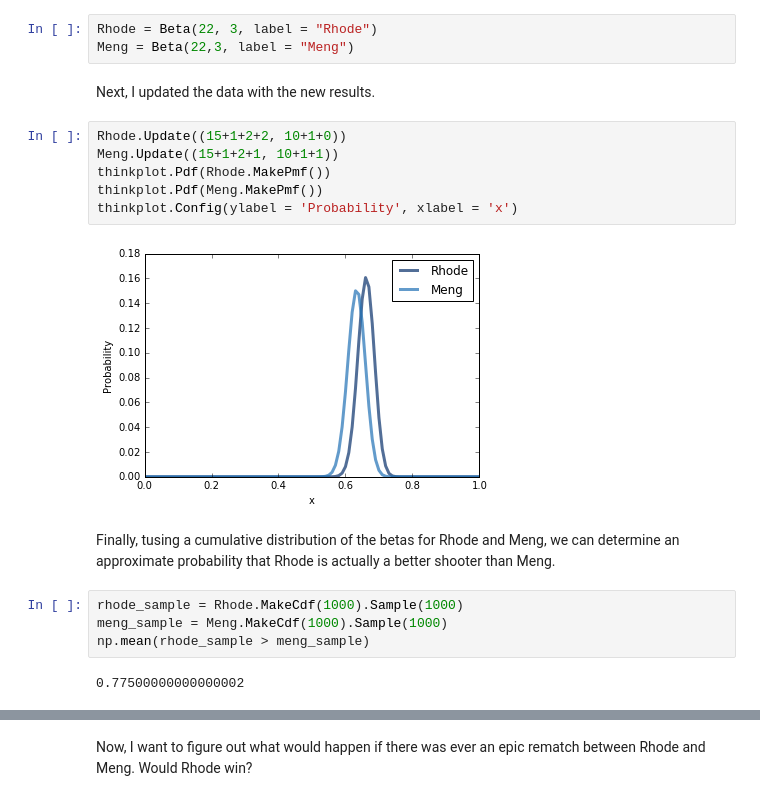
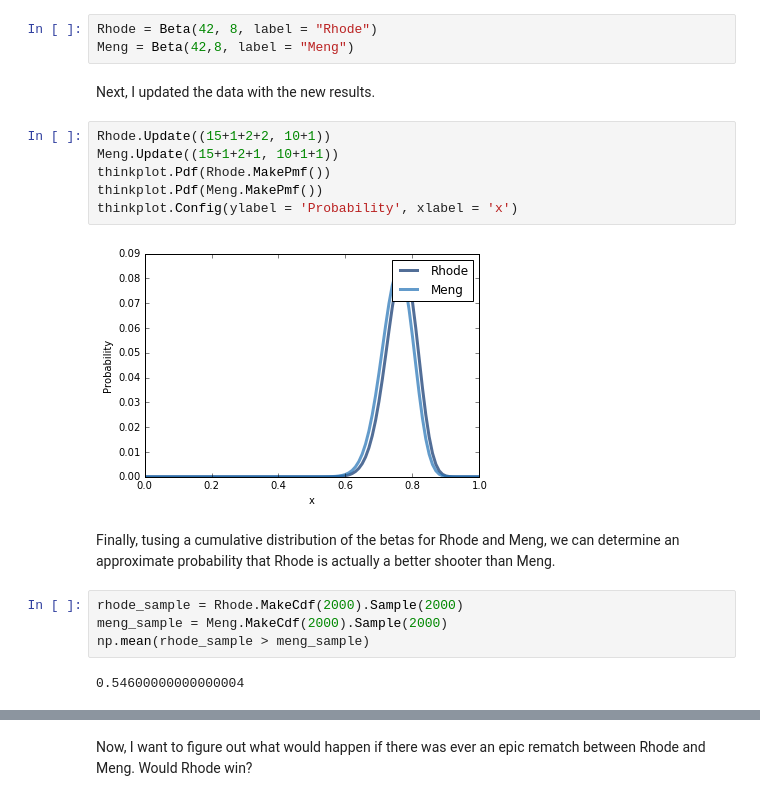
Before and after one commit to umadesai/ThinkBayes2, a Jupyter notebook: code/report-02.ipynb, the cells around one changed output, grey strips where cells are left out. Drawn from its saved outputs; the diff is of its cells as text.

```diff
--- a/code/report-02.ipynb
+++ b/code/report-02.ipynb
@@ -145,24 +145,24 @@ First, I looked for data that I could use to easily compare Rhode and her oppone
 # %%
-Rhode = Beta(22, 3, label = "Rhode")
-Meng = Beta(22,3, label = "Meng")
+Rhode = Beta(42, 8, label = "Rhode")
+Meng = Beta(42,8, label = "Meng")
 # %% [markdown]
 Next, I updated the data with the new results.
 # %%
-Rhode.Update((15+1+2+2, 10+1+0))
+Rhode.Update((15+1+2+2, 10+1))
 Meng.Update((15+1+2+1, 10+1+1))
 thinkplot.Pdf(Rhode.MakePmf())
 thinkplot.Pdf(Meng.MakePmf())
 thinkplot.Config(ylabel = 'Probability', xlabel = 'x')
 # %% [output]
-[figure, old version]
+[figure, new version]
 # %% [markdown]
 Finally, tusing a cumulative distribution of the betas for Rhode and Meng, we can determine an approximate probability that Rhode is actually a better shooter than Meng.
 # %%
-rhode_sample = Rhode.MakeCdf(1000).Sample(1000)
-meng_sample = Meng.MakeCdf(1000).Sample(1000)
+rhode_sample = Rhode.MakeCdf(2000).Sample(2000)
+meng_sample = Meng.MakeCdf(2000).Sample(2000)
 np.mean(rhode_sample > meng_sample)
 # %% [output]
-0.77500000000000002
+0.54600000000000004
 # %%
 np.mean(rhode_sample < meng_sample)
 # %% [output]
```
Also changed, not shown: parts of 12 cells of this notebook.
